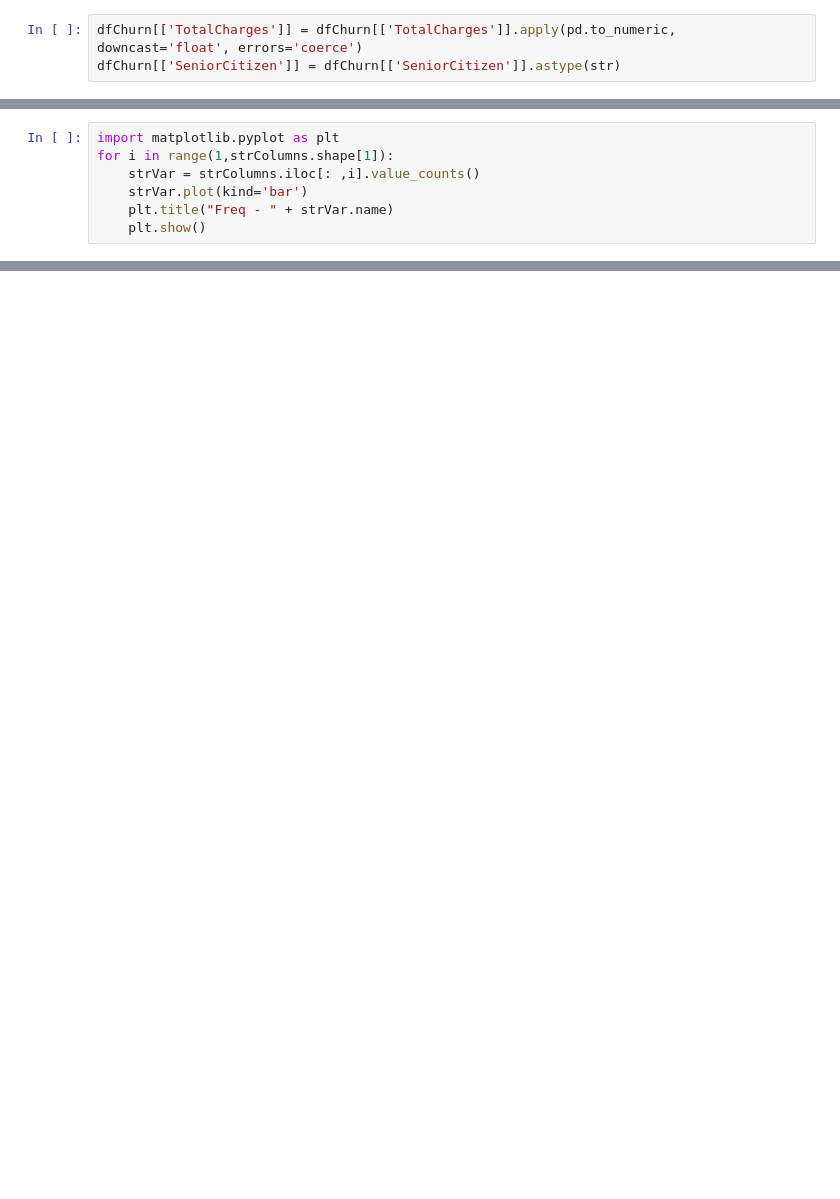
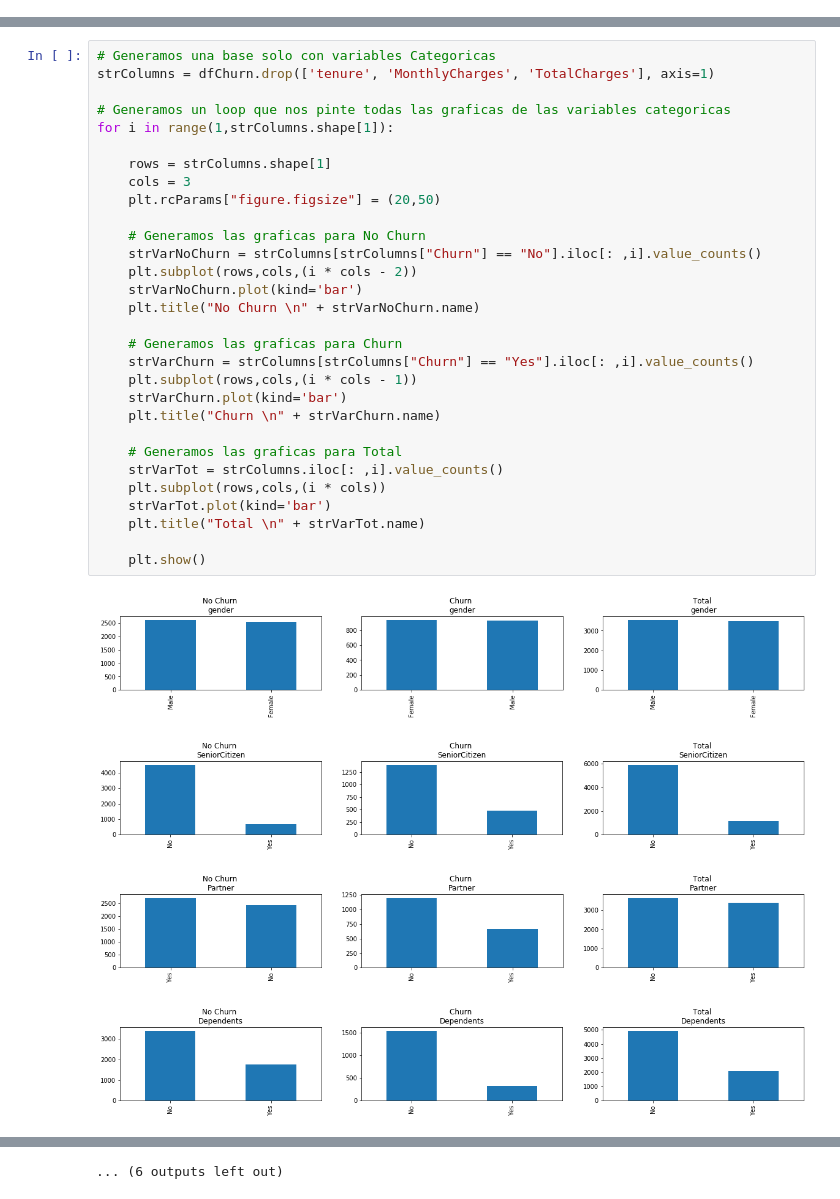
Before and after one commit to jorgeo80/UP_MCD, a Jupyter notebook: MachineLearning/Proyecto/CHURNAnalysis.ipynb, the cells around one changed output, grey strips where cells are left out. Drawn from its saved outputs; the diff is of its cells as text; blank space fills up the shorter version.

```diff
--- a/MachineLearning/Proyecto/CHURNAnalysis.ipynb
+++ b/MachineLearning/Proyecto/CHURNAnalysis.ipynb
@@ -50,3 +31,0 @@ memory usage: 1.1+ MB
-# %%
-dfChurn[['TotalCharges']] = dfChurn[['TotalCharges']].apply(pd.to_numeric, downcast='float', errors='coerce')
-dfChurn[['SeniorCitizen']] = dfChurn[['SeniorCitizen']].astype(str)
@@ -79,7 +31,0 @@ Name: Churn, dtype: int64
-# %%
-import matplotlib.pyplot as plt
-for i in range(1,strColumns.shape[1]):
-    strVar = strColumns.iloc[: ,i].value_counts()
-    strVar.plot(kind='bar')
-    plt.title("Freq - " + strVar.name)
-    plt.show()
@@ -114,0 +96,35 @@ numColumns.describe()
+# %%
+# Generamos una base solo con variables Categoricas
+strColumns = dfChurn.drop(['tenure', 'MonthlyCharges', 'TotalCharges'], axis=1)
+
+# Generamos un loop que nos pinte todas las graficas de las variables categoricas
+for i in range(1,strColumns.shape[1]):
+
+    rows = strColumns.shape[1]
+    cols = 3
+    plt.rcParams["figure.figsize"] = (20,50)
+
+    # Generamos las graficas para No Churn
+    strVarNoChurn = strColumns[strColumns["Churn"] == "No"].iloc[: ,i].value_counts()
+    plt.subplot(rows,cols,(i * cols - 2))
+    strVarNoChurn.plot(kind='bar')
+    plt.title("No Churn \n" + strVarNoChurn.name)
+
+    # Generamos las graficas para Churn
+    strVarChurn = strColumns[strColumns["Churn"] == "Yes"].iloc[: ,i].value_counts()
+    plt.subplot(rows,cols,(i * cols - 1))
+    strVarChurn.plot(kind='bar')
+    plt.title("Churn \n" + strVarChurn.name)
+
+    # Generamos las graficas para Total
+    strVarTot = strColumns.iloc[: ,i].value_counts()
+    plt.subplot(rows,cols,(i * cols))
+    strVarTot.plot(kind='bar')
+    plt.title("Total \n" + strVarTot.name)
+
+    plt.show()
+# %% [output]
+[figure, added]
+[figure, added]
+[figure, added]
+[figure, added]
@@ -114,0 +139 @@ numColumns.describe()
+... (6 outputs left out)
```
Also changed, not shown: parts of 26 cells of this notebook.
